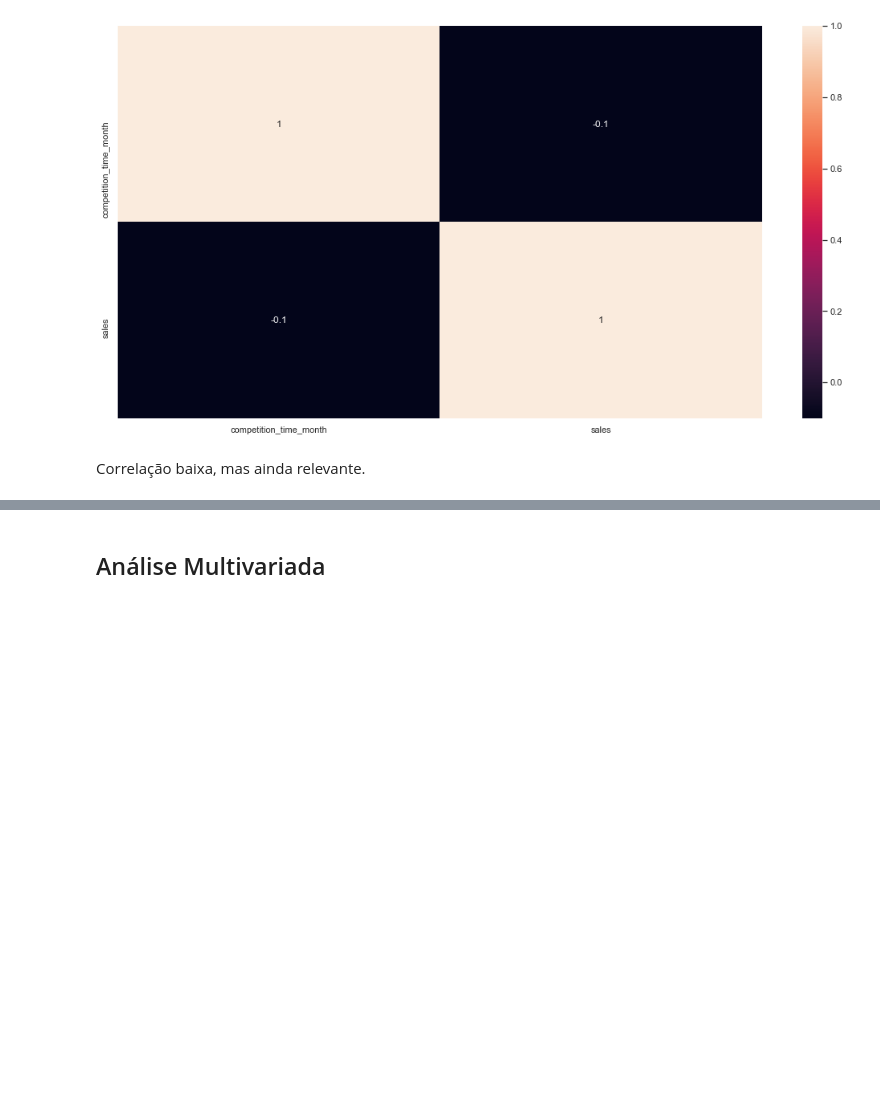
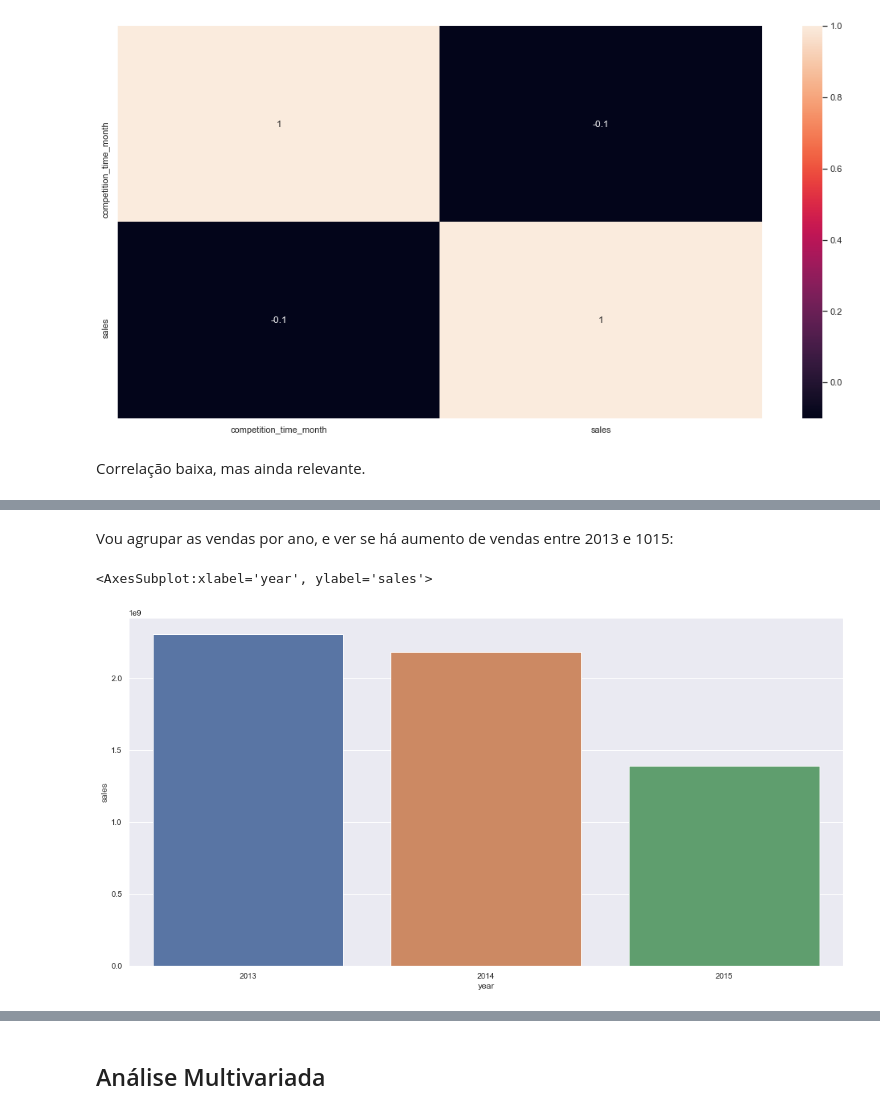
Before and after one commit to nortonvanz/Pharmacy-Sales-Forecast, a Jupyter notebook: notebooks/m04_eda.ipynb, the cells around one changed output, grey strips where cells are left out. Cells and saved outputs as stored; diff of their text form; code cells hidden in the pictures; blank space fills up the shorter version.

```diff
--- a/notebooks/m04_eda.ipynb
+++ b/notebooks/m04_eda.ipynb
@@ -1378,0 +1429,8 @@ Analisando estas variávies sozinhas, não parecem ser relevantes para o modelo.
+# %% [markdown]
+Vou agrupar as vendas por ano, e ver se há aumento de vendas entre 2013 e 1015:
+# %%
+aux1 = df4[['year','sales']].groupby( 'year' ).sum().reset_index()
+sns.barplot (x='year', y='sales', data=aux1)
+# %% [output]
+<AxesSubplot:xlabel='year', ylabel='sales'>
+[figure, added]
```
Also changed, not shown: parts of 81 cells of this notebook.
